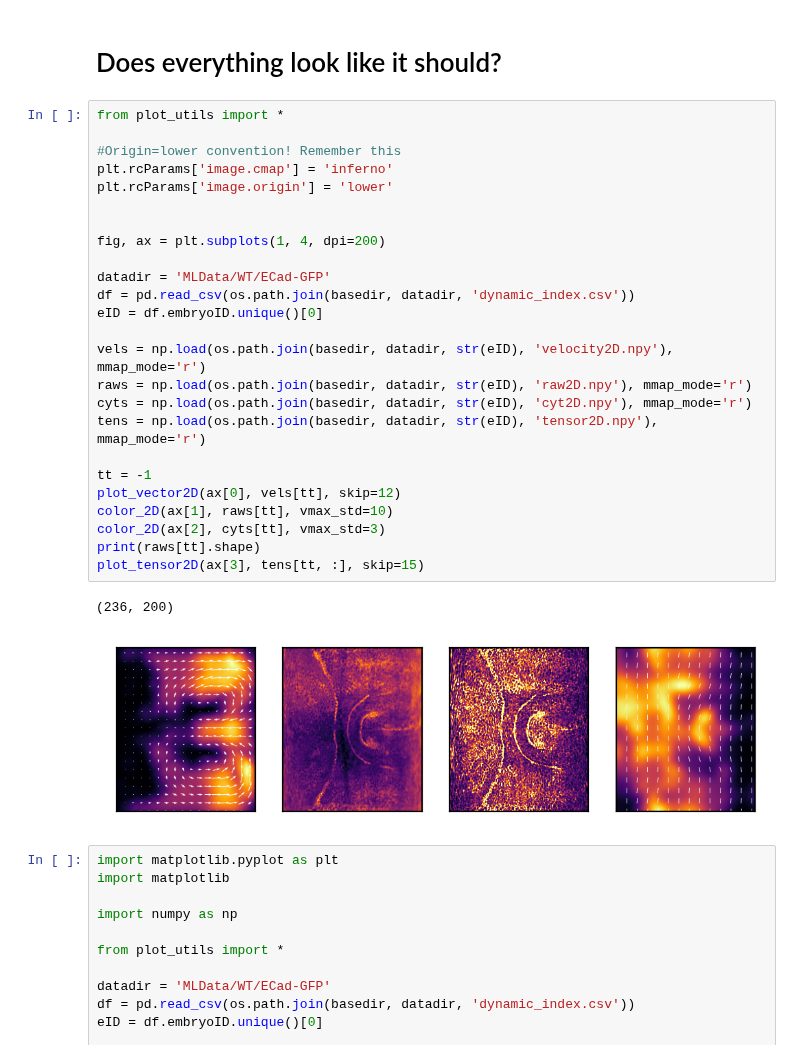
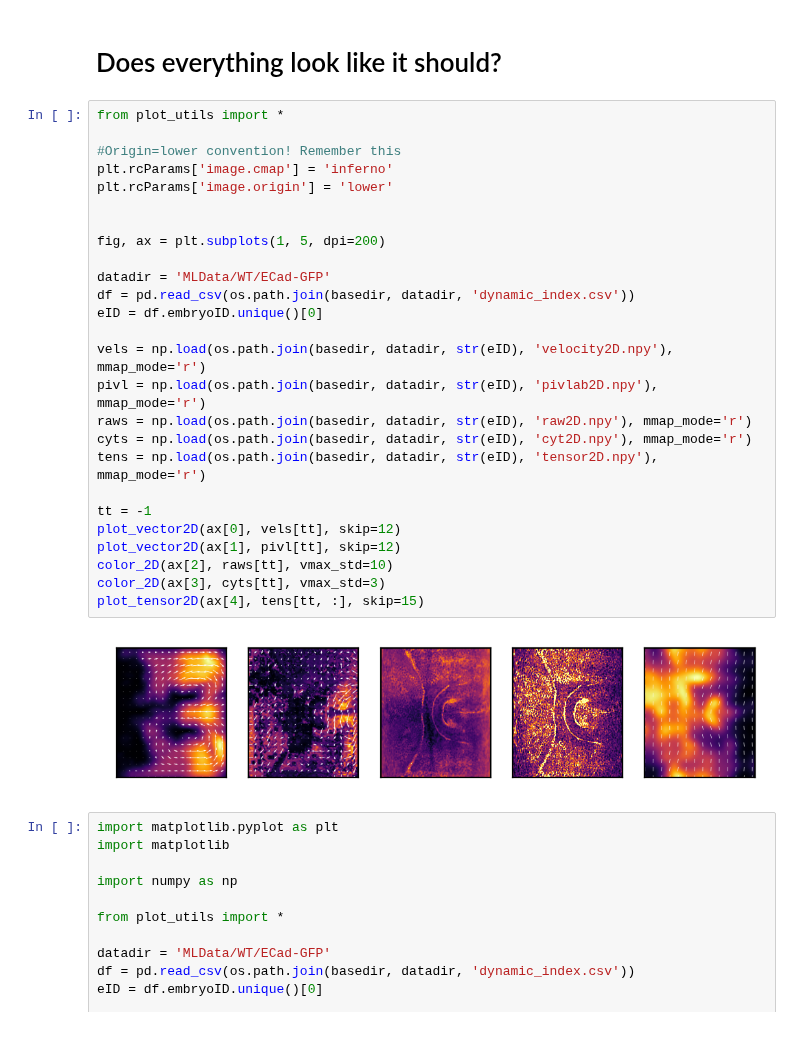
Before and after one commit to jcolen/drosophila_morphogenesis, a Jupyter notebook: atlas_processing/NewDynamicAtlasInterface.ipynb, the cells around one changed output. Cells and saved outputs as stored; diff of their text form.

```diff
--- a/atlas_processing/NewDynamicAtlasInterface.ipynb
+++ b/atlas_processing/NewDynamicAtlasInterface.ipynb
@@ -69,31 +69,31 @@ vel torch.Size([2, 236, 200])
 # %%
 from plot_utils import *
 
 #Origin=lower convention! Remember this
 plt.rcParams['image.cmap'] = 'inferno'
 plt.rcParams['image.origin'] = 'lower'
 
 
-fig, ax = plt.subplots(1, 4, dpi=200)
+fig, ax = plt.subplots(1, 5, dpi=200)
 
 datadir = 'MLData/WT/ECad-GFP'
 df = pd.read_csv(os.path.join(basedir, datadir, 'dynamic_index.csv'))
 eID = df.embryoID.unique()[0]
 
 vels = np.load(os.path.join(basedir, datadir, str(eID), 'velocity2D.npy'), mmap_mode='r')
+pivl = np.load(os.path.join(basedir, datadir, str(eID), 'pivlab2D.npy'), mmap_mode='r')
 raws = np.load(os.path.join(basedir, datadir, str(eID), 'raw2D.npy'), mmap_mode='r')
 cyts = np.load(os.path.join(basedir, datadir, str(eID), 'cyt2D.npy'), mmap_mode='r')
 tens = np.load(os.path.join(basedir, datadir, str(eID), 'tensor2D.npy'), mmap_mode='r')
 
 tt = -1
 plot_vector2D(ax[0], vels[tt], skip=12)
-color_2D(ax[1], raws[tt], vmax_std=10)
-color_2D(ax[2], cyts[tt], vmax_std=3)
-print(raws[tt].shape)
-plot_tensor2D(ax[3], tens[tt, :], skip=15)
+plot_vector2D(ax[1], pivl[tt], skip=12)
+color_2D(ax[2], raws[tt], vmax_std=10)
+color_2D(ax[3], cyts[tt], vmax_std=3)
+plot_tensor2D(ax[4], tens[tt, :], skip=15)
 # %% [output]
-(236, 200)
-[figure, old version]
+[figure, new version]
 # %%
 import matplotlib.pyplot as plt
 import matplotlib
```
Also changed, not shown: parts of 3 cells of this notebook, 8 other files.
